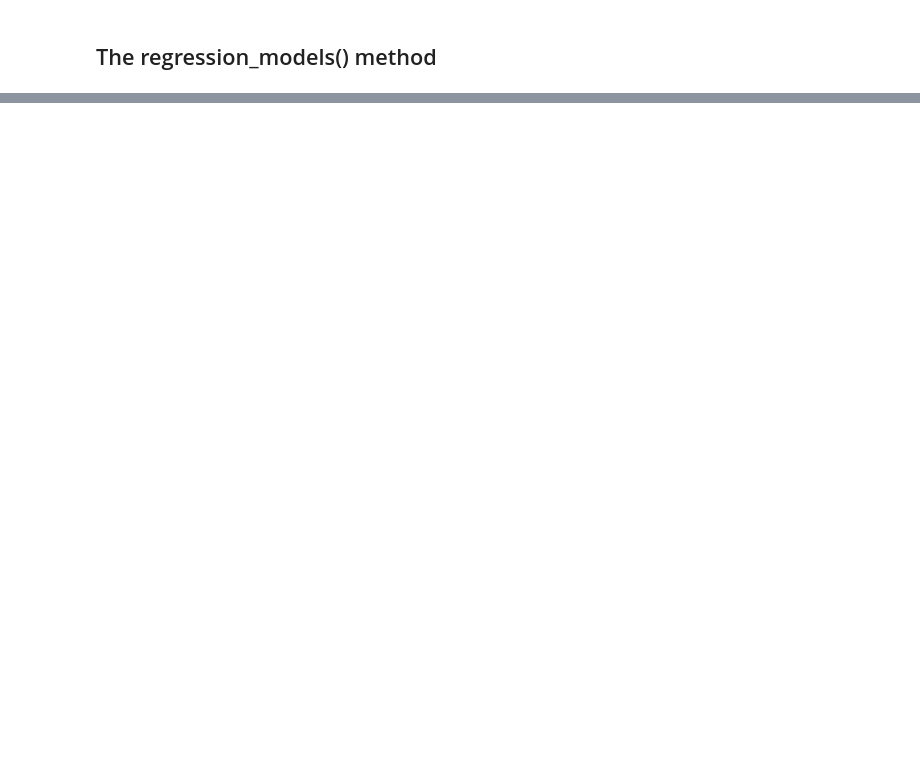
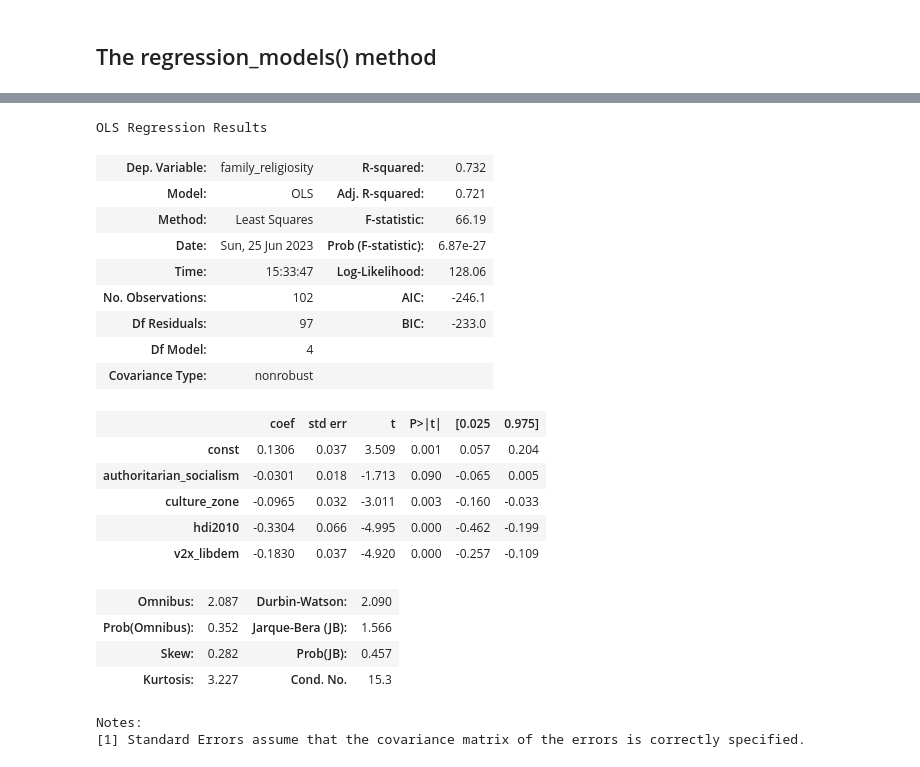
Before and after one commit to hi99-john/political_spectrum_comparative_perspective, a Jupyter notebook: country_level_data_analysis.ipynb, the cells around one changed output, grey strips where cells are left out. Drawn from its saved outputs; the diff is of its cells as text; code cells hidden in the pictures; blank space fills up the shorter version.

```diff
--- a/country_level_data_analysis.ipynb
+++ b/country_level_data_analysis.ipynb
@@ -149,0 +301,25 @@ for i in CountryLevelDataAnalyzer.correlation_names:
+# %%
+CountryLevelDataAnalyzer.family_religiosity_statsmodels_model.summary()
+# %% [output]
+OLS Regression Results
+| Dep. Variable: | family_religiosity | R-squared: | 0.732 |
+| Model: | OLS | Adj. R-squared: | 0.721 |
+| Method: | Least Squares | F-statistic: | 66.19 |
+| Date: | Sun, 25 Jun 2023 | Prob (F-statistic): | 6.87e-27 |
+| Time: | 15:33:47 | Log-Likelihood: | 128.06 |
+| No. Observations: | 102 | AIC: | -246.1 |
+| Df Residuals: | 97 | BIC: | -233.0 |
+| Df Model: | 4 |  |  |
+| Covariance Type: | nonrobust |  |  |
+|  | coef | std err | t | P>|t| | [0.025 | 0.975] |
+| const | 0.1306 | 0.037 | 3.509 | 0.001 | 0.057 | 0.204 |
+| authoritarian_socialism | -0.0301 | 0.018 | -1.713 | 0.090 | -0.065 | 0.005 |
+| culture_zone | -0.0965 | 0.032 | -3.011 | 0.003 | -0.160 | -0.033 |
+| hdi2010 | -0.3304 | 0.066 | -4.995 | 0.000 | -0.462 | -0.199 |
+| v2x_libdem | -0.1830 | 0.037 | -4.920 | 0.000 | -0.257 | -0.109 |
+| Omnibus: | 2.087 | Durbin-Watson: | 2.090 |
+| Prob(Omnibus): | 0.352 | Jarque-Bera (JB): | 1.566 |
+| Skew: | 0.282 | Prob(JB): | 0.457 |
+| Kurtosis: | 3.227 | Cond. No. | 15.3 |
+Notes:
+[1] Standard Errors assume that the covariance matrix of the errors is correctly specified.
```
Also changed, not shown: parts of 51 cells of this notebook.
